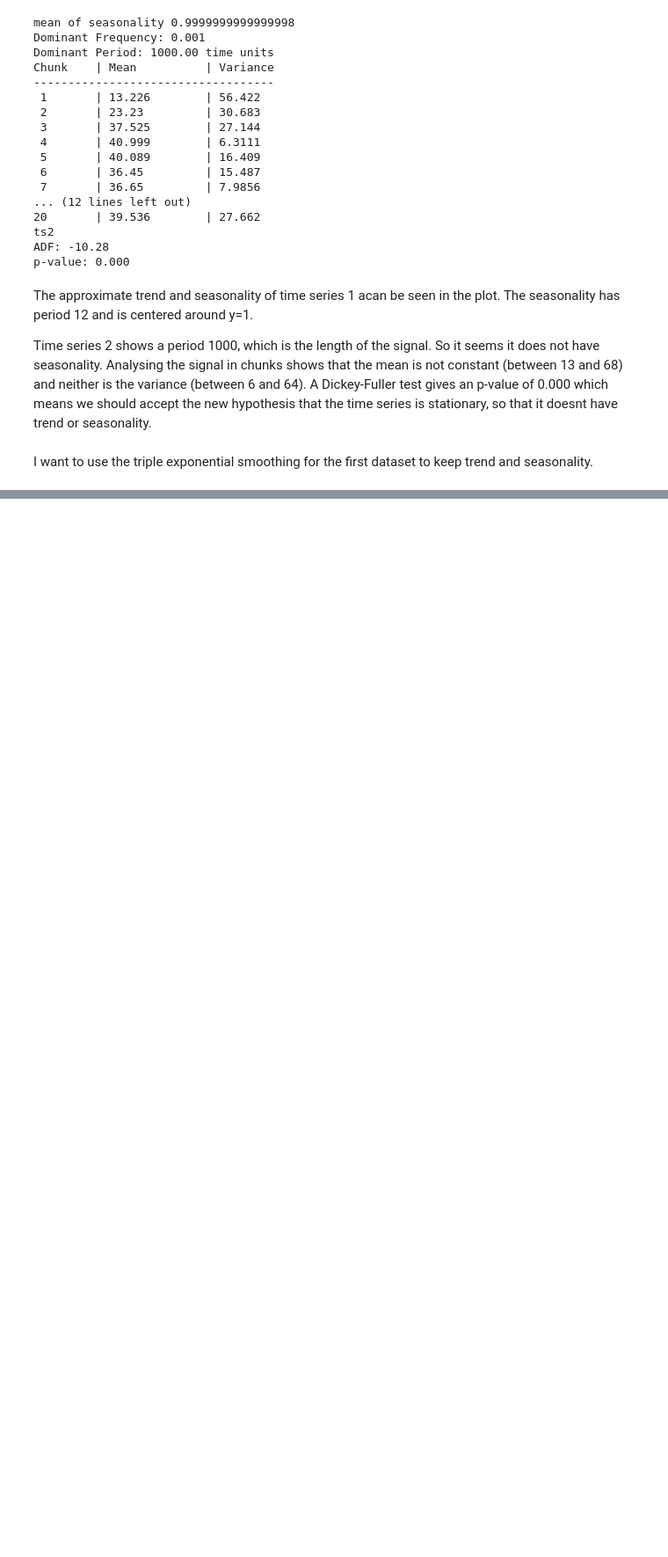
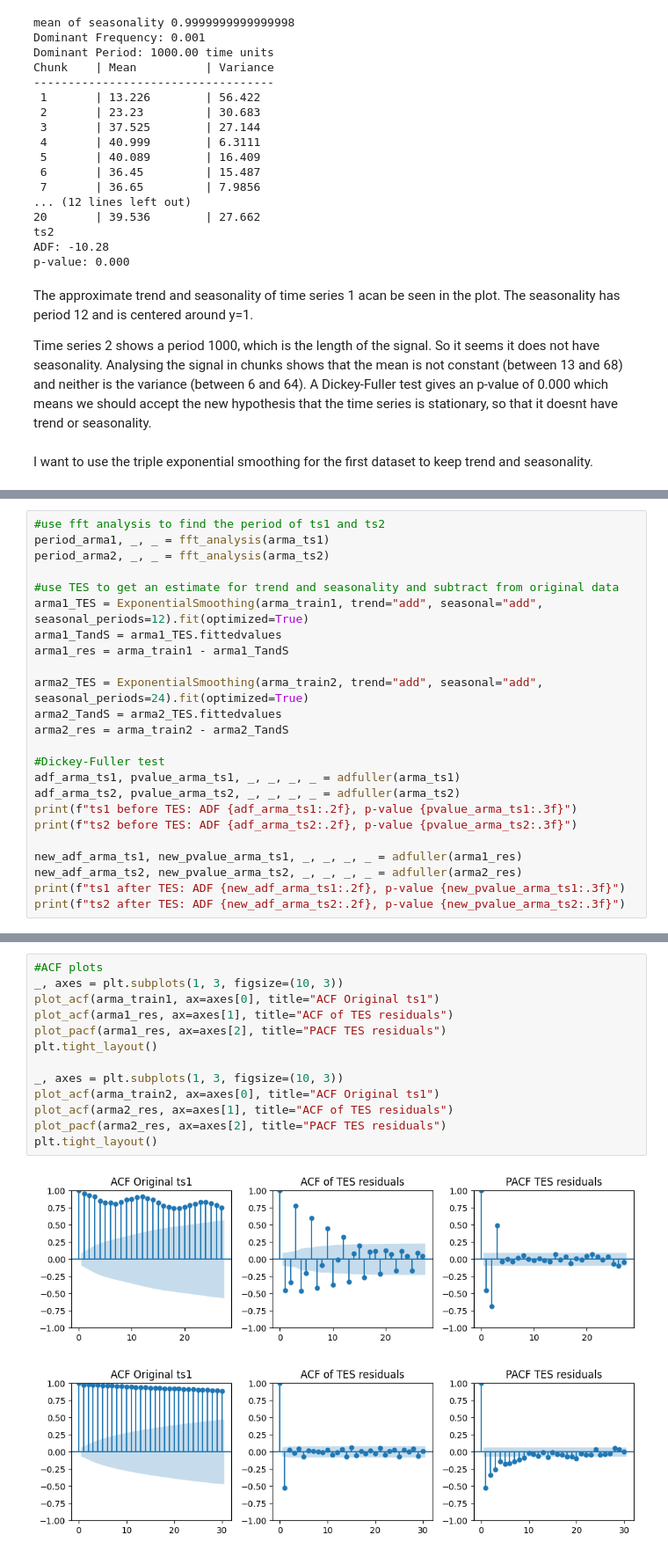
Before and after one commit to Selkief/python-time-series-handbook, a Jupyter notebook: exercises1-4.ipynb, the cells around one changed output, grey strips where cells are left out. Shown at 88% size. Saved outputs shown, nothing was run; the diff lists cells and outputs as text; blank space fills up the shorter version.

```diff
--- a/exercises1-4.ipynb
+++ b/exercises1-4.ipynb
@@ -506,0 +559,24 @@ The forecast for the second function doesnt look that great, but the MSE is quit
+# %%
+#use fft analysis to find the period of ts1 and ts2
+period_arma1, _, _ = fft_analysis(arma_ts1)
+period_arma2, _, _ = fft_analysis(arma_ts2)
+
+#use TES to get an estimate for trend and seasonality and subtract from original data
+arma1_TES = ExponentialSmoothing(arma_train1, trend="add", seasonal="add", seasonal_periods=12).fit(optimized=True)
+arma1_TandS = arma1_TES.fittedvalues
+arma1_res = arma_train1 - arma1_TandS
+
+arma2_TES = ExponentialSmoothing(arma_train2, trend="add", seasonal="add", seasonal_periods=24).fit(optimized=True)
+arma2_TandS = arma2_TES.fittedvalues
+arma2_res = arma_train2 - arma2_TandS
+
+#Dickey-Fuller test
+adf_arma_ts1, pvalue_arma_ts1, _, _, _, _ = adfuller(arma_ts1)
+adf_arma_ts2, pvalue_arma_ts2, _, _, _, _ = adfuller(arma_ts2)
+print(f"ts1 before TES: ADF {adf_arma_ts1:.2f}, p-value {pvalue_arma_ts1:.3f}")
+print(f"ts2 before TES: ADF {adf_arma_ts2:.2f}, p-value {pvalue_arma_ts2:.3f}")
+
+new_adf_arma_ts1, new_pvalue_arma_ts1, _, _, _, _ = adfuller(arma1_res)
+new_adf_arma_ts2, new_pvalue_arma_ts2, _, _, _, _ = adfuller(arma2_res)
+print(f"ts1 after TES: ADF {new_adf_arma_ts1:.2f}, p-value {new_pvalue_arma_ts1:.3f}")
+print(f"ts2 after TES: ADF {new_adf_arma_ts2:.2f}, p-value {new_pvalue_arma_ts2:.3f}")
@@ -506,0 +594,16 @@ The forecast for the second function doesnt look that great, but the MSE is quit
+# %%
+#ACF plots
+_, axes = plt.subplots(1, 3, figsize=(10, 3))
+plot_acf(arma_train1, ax=axes[0], title="ACF Original ts1")
+plot_acf(arma1_res, ax=axes[1], title="ACF of TES residuals")
+plot_pacf(arma1_res, ax=axes[2], title="PACF TES residuals")
+plt.tight_layout()
+
+_, axes = plt.subplots(1, 3, figsize=(10, 3))
+plot_acf(arma_train2, ax=axes[0], title="ACF Original ts1")
+plot_acf(arma2_res, ax=axes[1], title="ACF of TES residuals")
+plot_pacf(arma2_res, ax=axes[2], title="PACF TES residuals")
+plt.tight_layout()
+# %% [output]
+[figure, added]
+[figure, added]
```
Also changed, not shown: parts of 15 cells of this notebook.
